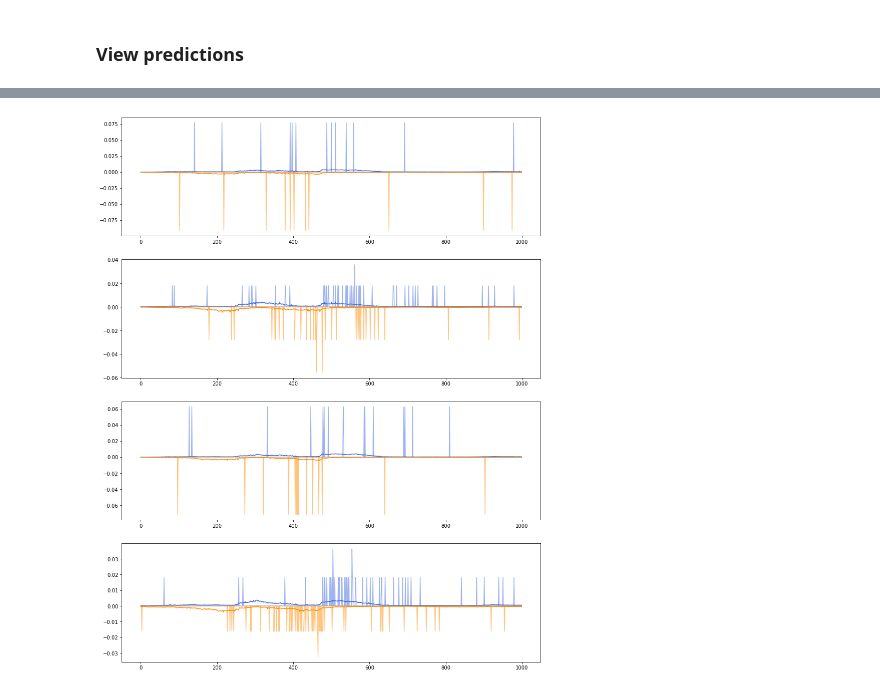
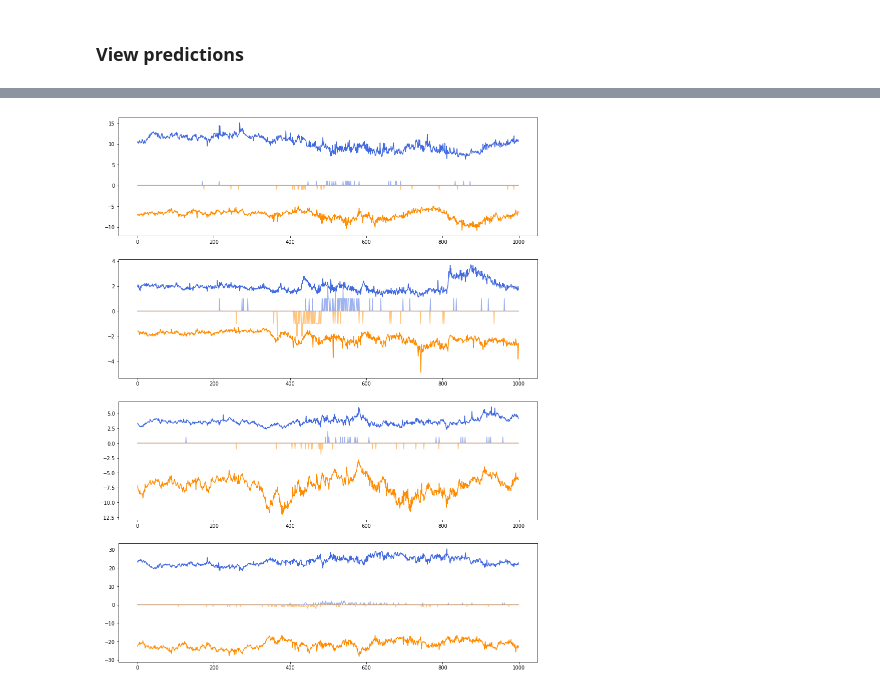
Before and after one commit to amtseng/fourier_attribution_priors, a Jupyter notebook: notebooks/predict_profiles.ipynb, the cells around one changed output, grey strips where cells are left out. Saved outputs shown, nothing was run; the diff lists cells and outputs as text; code cells hidden in the pictures.

```diff
--- a/notebooks/predict_profiles.ipynb
+++ b/notebooks/predict_profiles.ipynb
@@ -112,11 +113,10 @@ def predict_coord(chrom, start, end):
     logit_pred_profs, log_pred_counts = model(input_seq, cont_profs)
 
     # Convert logit profile predictions to probabilities
-    sig_pred_profs = torch.nn.Sigmoid()(logit_pred_profs)
-    sig_sums = torch.sum(sig_pred_profs, dim=-1).unsqueeze(-1).repeat(
-        1, 1, 1, sig_pred_profs.size(-1)
-    )
-    pred_prof_probs = torch.div(sig_pred_profs, sig_sums)
+    pred_prof_probs = torch.nn.functional.softmax(logit_pred_profs)
+#     sig_pred_profs = torch.nn.Sigmoid()(logit_pred_profs)
+#     sig_sums = torch.sum(sig_pred_profs, dim=-1).unsqueeze(-1)
+#     pred_prof_probs = torch.div(sig_pred_profs, sig_sums)
 
     # Convert log counts to counts
     pred_counts = torch.exp(log_pred_counts)
@@ -139,8 +139,8 @@ def plot_profiles(pred_profs, true_profs, normalize=True, title=None):
     """
     num_tasks, prof_length = pred_profs.shape[0], pred_profs.shape[2]
     if normalize:
-        pred_profs = pred_profs / np.repeat(np.expand_dims(np.sum(pred_profs, axis=2), axis=2), prof_length, axis=2)
-        true_profs = true_profs / np.repeat(np.expand_dims(np.sum(true_profs, axis=2), axis=2), prof_length, axis=2)
+        pred_profs = pred_profs / np.expand_dims(np.max(pred_profs, axis=2), axis=2)
+        true_profs = true_profs / np.expand_dims(np.max(true_profs, axis=2), axis=2)
     fig, ax = plt.subplots(num_tasks, figsize=(15, 20))
     for i in range(num_tasks):
         ax[i].plot(pred_profs[i][0], color="royalblue")
@@ -183,8 +183,8 @@ array([['chr4', 70168181, 70169527],
 # %%
-pred_profs, pred_counts, true_profs, true_counts = predict_coord("chr3", 138875547, 138876547)
-plot_profiles(pred_profs, true_profs)
+pred_profs, pred_counts, true_profs, true_counts = predict_coord("chr5", 935336, 936336)
+plot_profiles(pred_profs, true_profs, normalize=False)
 # %% [output]
-[figure, old version]
+[figure, new version]
 # %%
 pred_profs, pred_counts, true_profs, true_counts = predict_coord("chr3", 130377839, 130378839)
 plot_profiles(pred_profs, true_profs, title="Multi-task SPI1 profile prediction (normalized): chr3:130377839-130378839")
```
Also changed, not shown: parts of 7 cells of this notebook, 3 other files.
